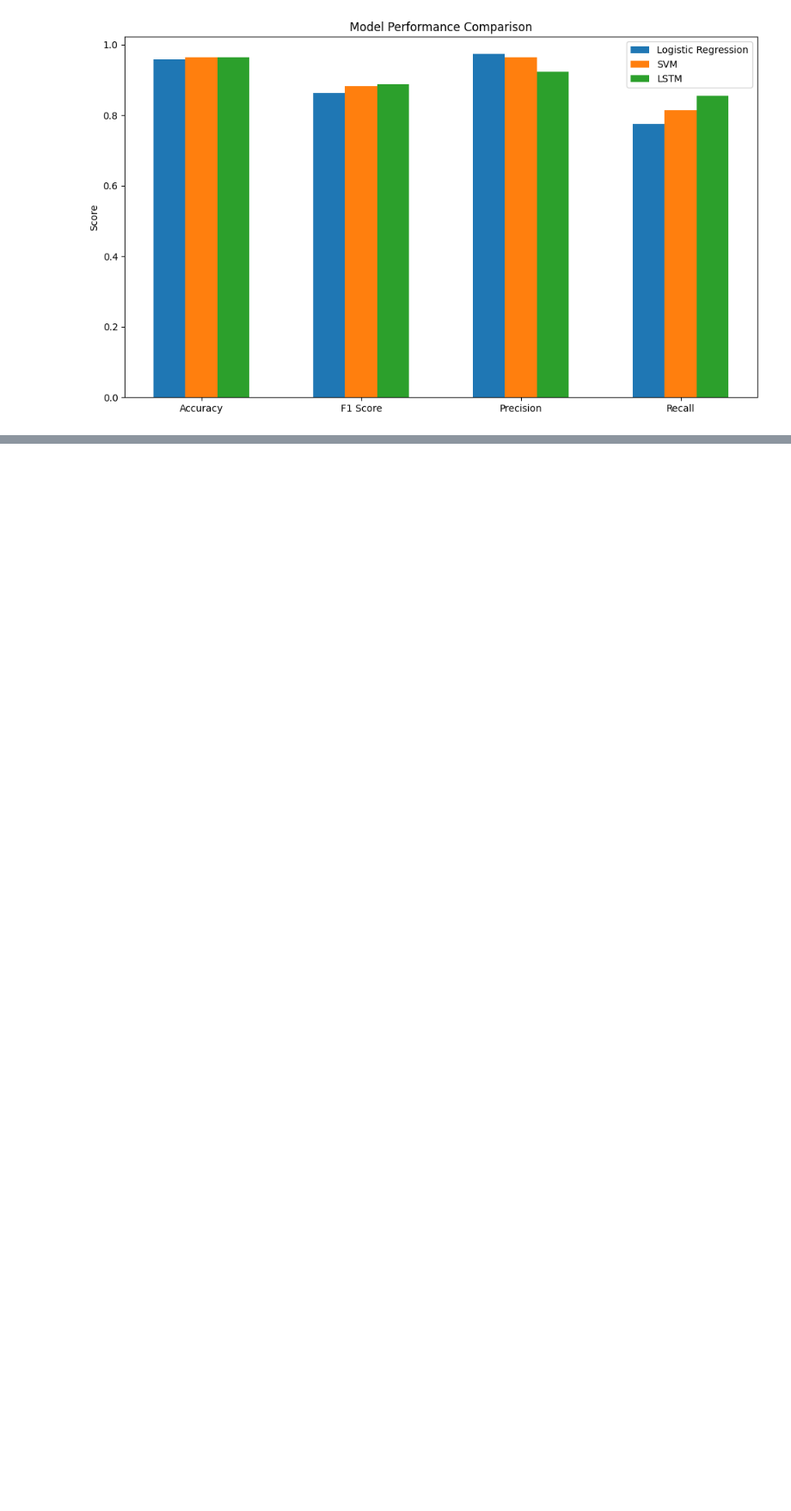
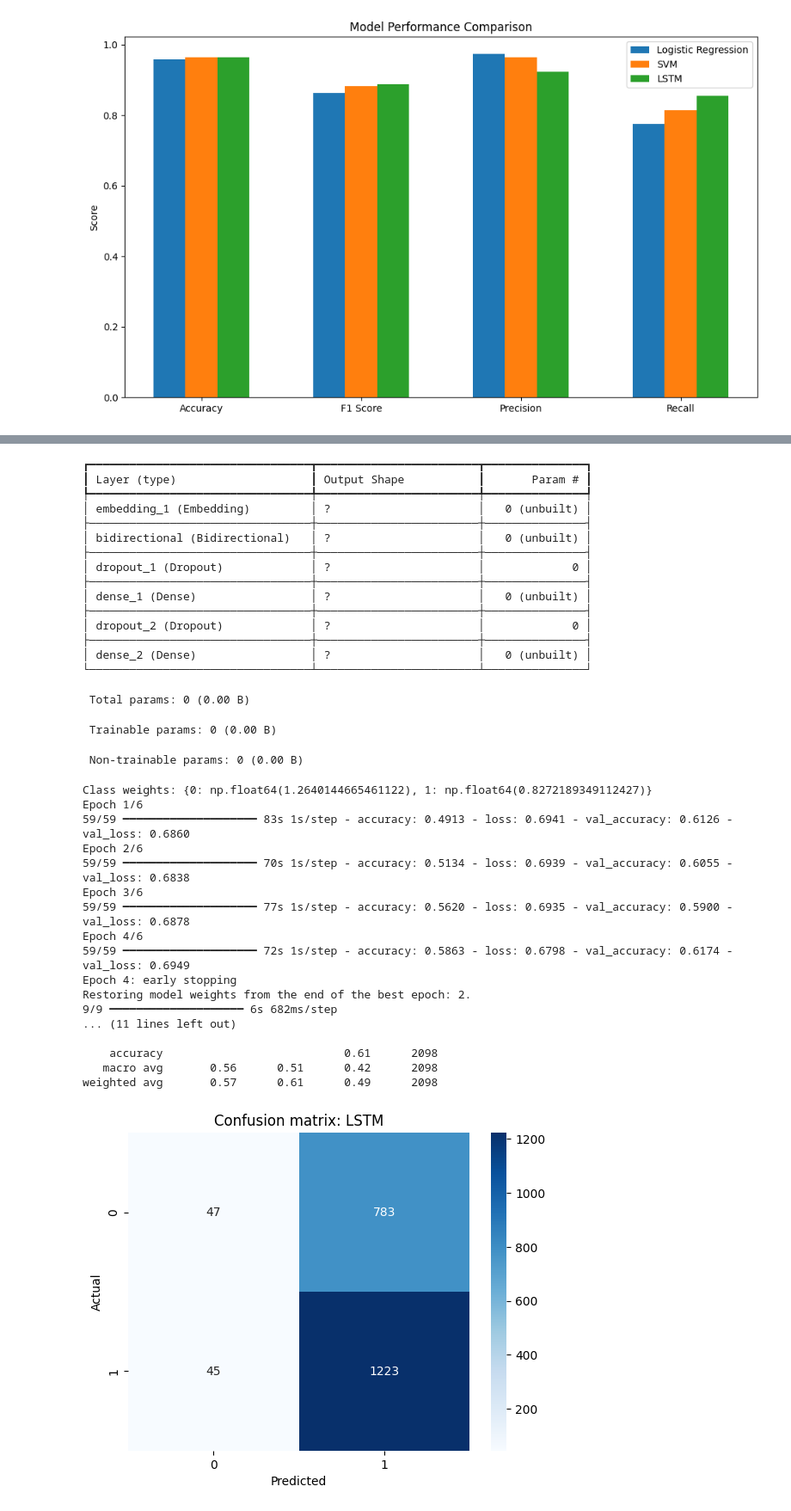
Before and after one commit to devyaniiiiii/Machine_learning_CA_2, a Jupyter notebook: FakeNews_India_Colab_(2).ipynb, the cells around one changed output, grey strips where cells are left out. Shown at 86% size. Drawn from its saved outputs; the diff is of its cells as text; code cells hidden in the pictures; blank space fills up the shorter version.

```diff
--- a/FakeNews_India_Colab_(2).ipynb
+++ b/FakeNews_India_Colab_(2).ipynb
@@ -359,0 +749,38 @@ plt.show()
+# %%
+# Cell 15 — LSTM model definition, training and evaluation
+# Comment: Basic LSTM with embedding. Use EarlyStopping for faster convergence.
+from tensorflow.keras.models import Sequential
+from tensorflow.keras.layers import Embedding, LSTM, Dense, Dropout, Bidirectional
+from tensorflow.keras.callbacks import EarlyStopping
+
+EMBED_DIM = 100
+
+model = Sequential([
+    Embedding(input_dim=MAX_WORDS, output_dim=EMBED_DIM, input_length=MAX_LEN),
+    Bidirectional(LSTM(128, return_sequences=False)),
+    Dropout(0.5),
+    Dense(64, activation='relu'),
+    Dropout(0.3),
+    Dense(1, activation='sigmoid')
+])
+
+model.compile(loss='binary_crossentropy', optimizer='adam', metrics=['accuracy'])
+model.summary()
+
+# Class weights to handle imbalance (optional)
+from sklearn.utils import class_weight
+class_weights = class_weight.compute_class_weight('balanced', classes=np.unique(y_train), y=y_train)
+class_weight_dict = {0: class_weights[0], 1: class_weights[1]}
+print("Class weights:", class_weight_dict)
+
+es = EarlyStopping(monitor='val_loss', patience=2, restore_best_weights=True, verbose=1)
+history = model.fit(X_train_pad, y_train, validation_split=0.1, epochs=6, batch_size=128,
+                    class_weight=class_weight_dict, callbacks=[es])
+
+# Evaluate on test set
+y_pred_prob_lstm = model.predict(X_test_pad, batch_size=256).ravel()
+y_pred_lstm = (y_pred_prob_lstm >= 0.5).astype(int)
+
+print_metrics(y_test, y_pred_lstm, 'LSTM')
+# Comment: LSTM training can be slow on CPU; consider using GPU runtime in Colab for speed.
+# %% [output]
@@ -359,0 +788,36 @@ plt.show()
+┏━━━━━━━━━━━━━━━━━━━━━━━━━━━━━━━━━┳━━━━━━━━━━━━━━━━━━━━━━━━┳━━━━━━━━━━━━━━━┓
+┃ Layer (type)                    ┃ Output Shape           ┃       Param # ┃
+┡━━━━━━━━━━━━━━━━━━━━━━━━━━━━━━━━━╇━━━━━━━━━━━━━━━━━━━━━━━━╇━━━━━━━━━━━━━━━┩
+│ embedding_1 (Embedding)         │ ?                      │   0 (unbuilt) │
+├─────────────────────────────────┼────────────────────────┼───────────────┤
+│ bidirectional (Bidirectional)   │ ?                      │   0 (unbuilt) │
+├─────────────────────────────────┼────────────────────────┼───────────────┤
+│ dropout_1 (Dropout)             │ ?                      │             0 │
+├─────────────────────────────────┼────────────────────────┼───────────────┤
+│ dense_1 (Dense)                 │ ?                      │   0 (unbuilt) │
+├─────────────────────────────────┼────────────────────────┼───────────────┤
+│ dropout_2 (Dropout)             │ ?                      │             0 │
+├─────────────────────────────────┼────────────────────────┼───────────────┤
+│ dense_2 (Dense)                 │ ?                      │   0 (unbuilt) │
+└─────────────────────────────────┴────────────────────────┴───────────────┘
+ Total params: 0 (0.00 B)
+ Trainable params: 0 (0.00 B)
+ Non-trainable params: 0 (0.00 B)
+Class weights: {0: np.float64(1.2640144665461122), 1: np.float64(0.8272189349112427)}
+Epoch 1/6
+59/59 ━━━━━━━━━━━━━━━━━━━━ 83s 1s/step - accuracy: 0.4913 - loss: 0.6941 - val_accuracy: 0.6126 - val_loss: 0.6860
+Epoch 2/6
+59/59 ━━━━━━━━━━━━━━━━━━━━ 70s 1s/step - accuracy: 0.5134 - loss: 0.6939 - val_accuracy: 0.6055 - val_loss: 0.6838
+Epoch 3/6
+59/59 ━━━━━━━━━━━━━━━━━━━━ 77s 1s/step - accuracy: 0.5620 - loss: 0.6935 - val_accuracy: 0.5900 - val_loss: 0.6878
+Epoch 4/6
+59/59 ━━━━━━━━━━━━━━━━━━━━ 72s 1s/step - accuracy: 0.5863 - loss: 0.6798 - val_accuracy: 0.6174 - val_loss: 0.6949
+Epoch 4: early stopping
+Restoring model weights from the end of the best epoch: 2.
+9/9 ━━━━━━━━━━━━━━━━━━━━ 6s 682ms/step
+... (11 lines left out)
+
+    accuracy                           0.61      2098
+   macro avg       0.56      0.51      0.42      2098
+weighted avg       0.57      0.61      0.49      2098
+[figure, added]
```
Also changed, not shown: parts of 17 cells of this notebook.
